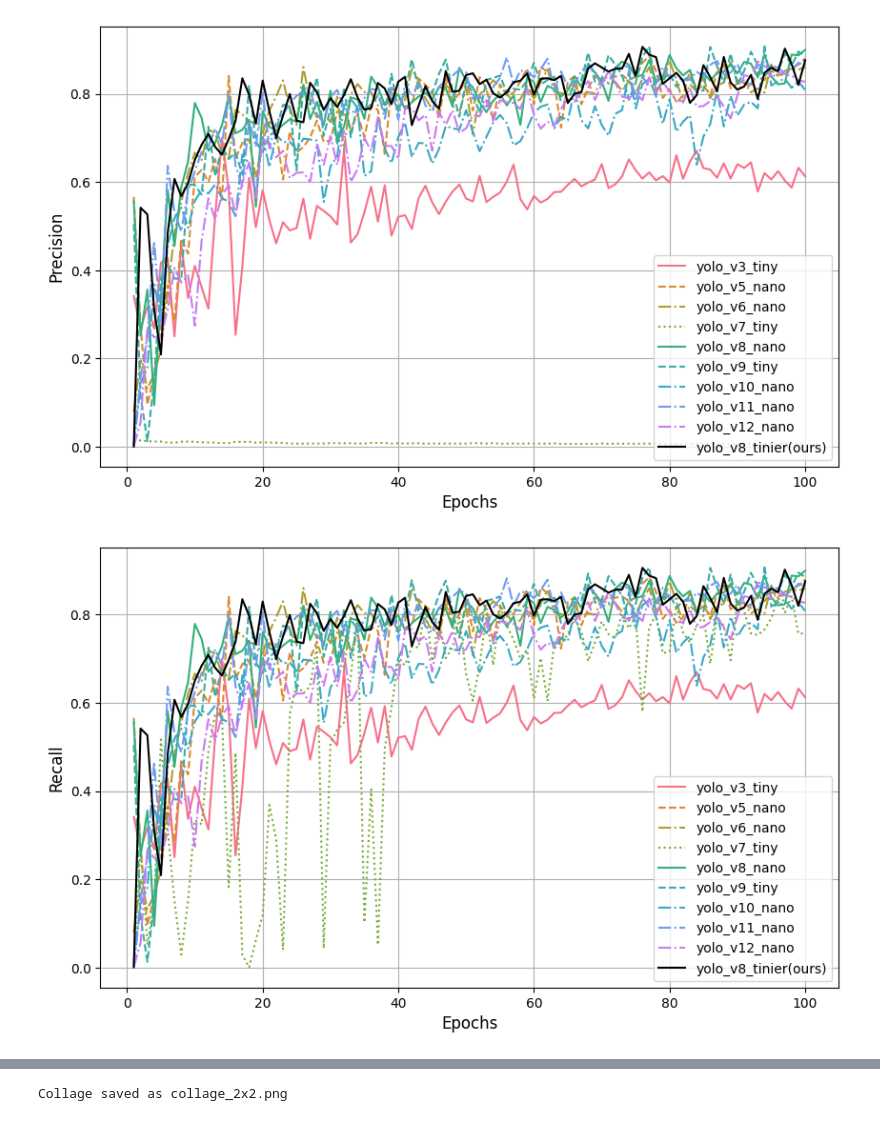
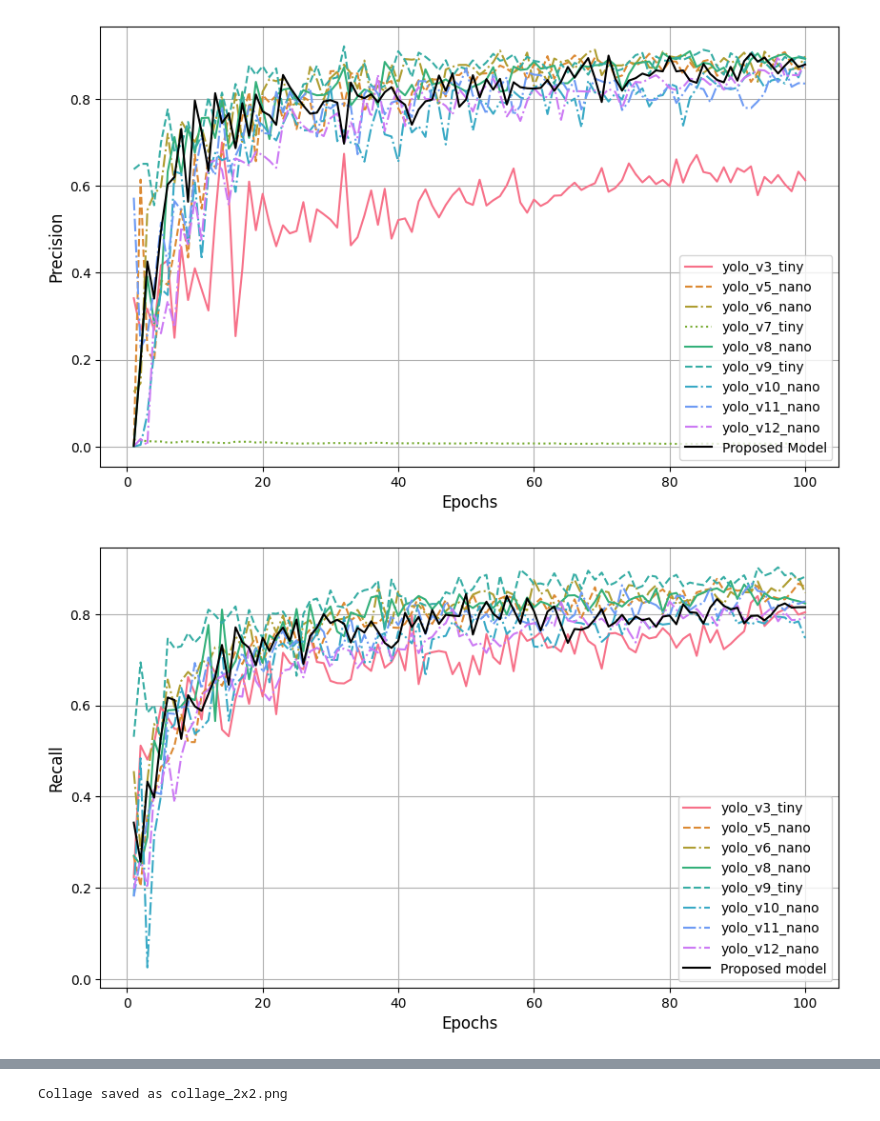
Before and after one commit to programminghunk/sugarcane, a Jupyter notebook: graphs.ipynb, the cells around one changed output, grey strips where cells are left out. Cells and saved outputs as stored; diff of their text form; code cells hidden in the pictures.

```diff
--- a/graphs.ipynb
+++ b/graphs.ipynb
@@ -45,8 +45,7 @@ import numpy as np
 import pandas as pd
 import matplotlib.pyplot as plt
 import seaborn as sns
-#!pip install scikit-learn
-
+# Step 1: Read data from CSV file
 file_path_v3 = 'results_v3.csv'  # Update with your CSV file path
 #file_path_v4 = 'results_v4.csv'  # Update with your CSV file path
 file_path_v5 = 'results_v5.csv'  # Update with your CSV file path
@@ -57,7 +56,7 @@ file_path_v9 = 'results_v9.csv'  # Update with your CSV file path
 file_path_v10= 'results_v10.csv'
 file_path_v11= 'results_v11.csv'
 file_path_v12= 'results_v12.csv'
-file_path_v8_custom = 'results_v8_custom.csv'  # Update with your CSV file path
+file_path_custom = 'results_custom.csv'  # Update with your CSV file path
 data_v3 = pd.read_csv(file_path_v3)
 #data_v4 = pd.read_csv(file_path_v4)
 data_v5 = pd.read_csv(file_path_v5)
@@ -68,7 +67,7 @@ data_v9 = pd.read_csv(file_path_v9)
 data_v10 = pd.read_csv(file_path_v10)
 data_v11 = pd.read_csv(file_path_v11)
 data_v12 = pd.read_csv(file_path_v12)
-data_v8_custom = pd.read_csv(file_path_v8_custom)
+data_custom = pd.read_csv(file_path_custom)
 
 column_0 = data_v3.iloc[:, 0]
 column_1 = data_v3.iloc[:, 1]
@@ -80,7 +79,7 @@ column_6 = data_v9.iloc[:, 2]
 column_7 = data_v10.iloc[:,2]
 column_8 = data_v11.iloc[:,2]
 column_9 = data_v12.iloc[:,2]
-column_10 = data_v8_custom.iloc[:, 2]
+column_10 = data_custom.iloc[:, 2]
 
 # Increase figure size for better readability
 plt.figure(figsize=(12, 6))
@@ -153,15 +152,15 @@ plt.show()
 # %%
 column_0 = data_v3.iloc[:, 0]
 column_1 = data_v3.iloc[:, 4]
-column_2 = data_v5.iloc[:, 5]
-column_3 = data_v6.iloc[:, 5]
+column_2 = data_v5.iloc[:, 4]
+column_3 = data_v6.iloc[:, 4]
 column_4 = data_v7.iloc[:, 4]
-column_5 = data_v8.iloc[:, 5]
-column_6 = data_v9.iloc[:, 5]
-column_7 = data_v10.iloc[:,5]
+column_5 = data_v8.iloc[:, 4]
+column_6 = data_v9.iloc[:, 4]
+column_7 = data_v10.iloc[:,4]
 column_8 = data_v11.iloc[:,5]
 column_9 = data_v12.iloc[:,5]
-column_10 = data_v8_custom.iloc[:, 5]
+column_10 = data_custom.iloc[:, 5]
 
 
 # Increase figure size for better readability
@@ -176,7 +175,7 @@ sns.lineplot(x=column_0, y=column_6,label='yolo_v9_tiny',color=palette[5], lines
 sns.lineplot(x=column_0, y=column_7,label='yolo_v10_nano',color=palette[6], linestyle="-.")
 sns.lineplot(x=column_0, y=column_8,label='yolo_v11_nano',color=palette[7], linestyle="-.")
 sns.lineplot(x=column_0, y=column_9,label='yolo_v12_nano',color=palette[8], linestyle="-.")
-sns.lineplot(x=column_0, y=column_10,label='yolo_v8_tinier(ours)', color='black',linestyle="-")
+sns.lineplot(x=column_0, y=column_10,label='Proposed Model', color='black',linestyle="-")
 #plt.title('Precision: Comparison of YOLO Tiny Models (v3 to v12)', fontsize=16)
 plt.xlabel('Epochs', fontsize=12)  # Increase x-axis label font size
 plt.ylabel('Precision', fontsize=12)  # Increase y-axis label font si2
@@ -189,46 +188,46 @@ plt.grid(True)
 
 plt.show()
 # %% [output]
-[figure, old version]
+[figure, new version]
 # %%
 column_0 = data_v3.iloc[:, 0]
-column_1 = data_v3.iloc[:, 4]
+column_1 = data_v3.iloc[:, 5]
 column_2 = data_v5.iloc[:, 5]
 column_3 = data_v6.iloc[:, 5]
 column_4 = data_v7.iloc[:, 8]
 column_5 = data_v8.iloc[:, 5]
 column_6 = data_v9.iloc[:, 5]
 column_7 = data_v10.iloc[:,5]
-column_8 = data_v11.iloc[:,5]
-column_9 = data_v12.iloc[:,5]
-column_10 = data_v8_custom.iloc[:, 5]
+column_8 = data_v11.iloc[:,6]
+column_9 = data_v12.iloc[:,6]
+column_10 = data_custom.iloc[:, 6]
 
 
 # Increase figure size for better readability
 plt.figure(figsize=(10, 6))
 palette = sns.color_palette("husl", 10)
 sns.lineplot(x=column_0, y=column_1,label='yolo_v3_tiny',color=palette[0],linestyle="-")
 sns.lineplot(x=column_0, y=column_2,label='yolo_v5_nano',color=palette[1],linestyle="--")
 sns.lineplot(x=column_0, y=column_3,label='yolo_v6_nano',color=palette[2],linestyle="-.")
-sns.lineplot(x=column_0, y=column_4,label='yolo_v7_tiny',color=palette[3],linestyle=":")
+#sns.lineplot(x=column_0, y=column_4,label='yolo_v7_tiny',color=palette[3],linestyle=":")
 sns.lineplot(x=column_0, y=column_5,label='yolo_v8_nano',color=palette[4], linestyle="-")
 sns.lineplot(x=column_0, y=column_6,label='yolo_v9_tiny',color=palette[5], linestyle="--")
 sns.lineplot(x=column_0, y=column_7,label='yolo_v10_nano',color=palette[6], linestyle="-.")
 sns.lineplot(x=column_0, y=column_8,label='yolo_v11_nano',color=palette[7], linestyle="-.")
 sns.lineplot(x=column_0, y=column_9,label='yolo_v12_nano',color=palette[8], linestyle="-.")
-sns.lineplot(x=column_0, y=column_10,label='yolo_v8_tinier(ours)', color='black',linestyle="-")
+sns.lineplot(x=column_0, y=column_10,label='Proposed model', color='black',linestyle="-")
 #plt.title('Recall: Comparison of YOLO Tiny Models (v3 to v12)', fontsize=16)
 plt.xlabel('Epochs', fontsize=12)  # Increase x-axis label font size
 plt.ylabel('Recall', fontsize=12)  # Increase y-axis label font size
 
 # Customize legend for better visibility
 plt.legend(fontsize=10, loc='lower right')  # Adjust legend font size and location
 
 # Add grid lines for better visual structure
 plt.grid(True)
 
 plt.show()
 # %% [output]
-[figure, old version]
+[figure, new version]
 # %%
 column_0 = data_v3.iloc[:, 0]
```
Also changed, not shown: parts of 7 cells of this notebook.
